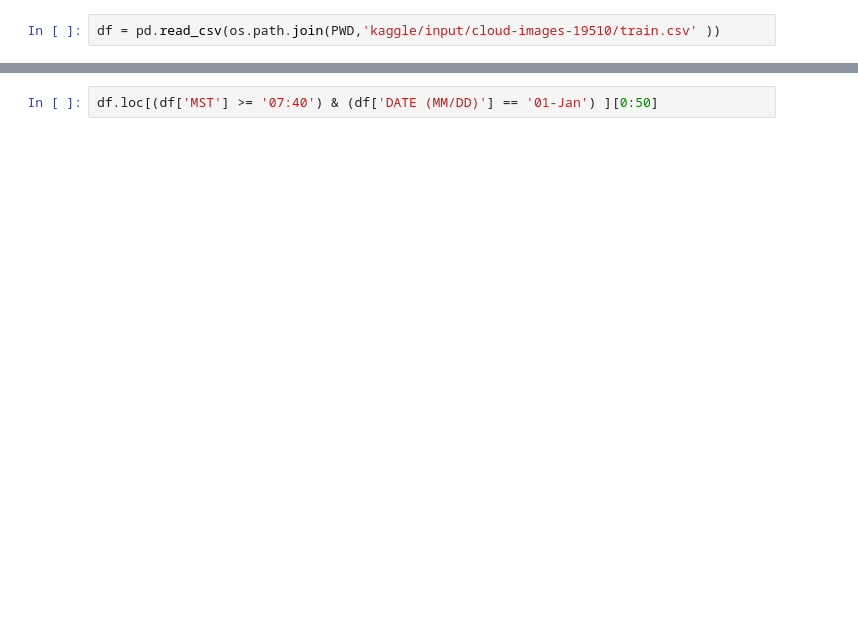
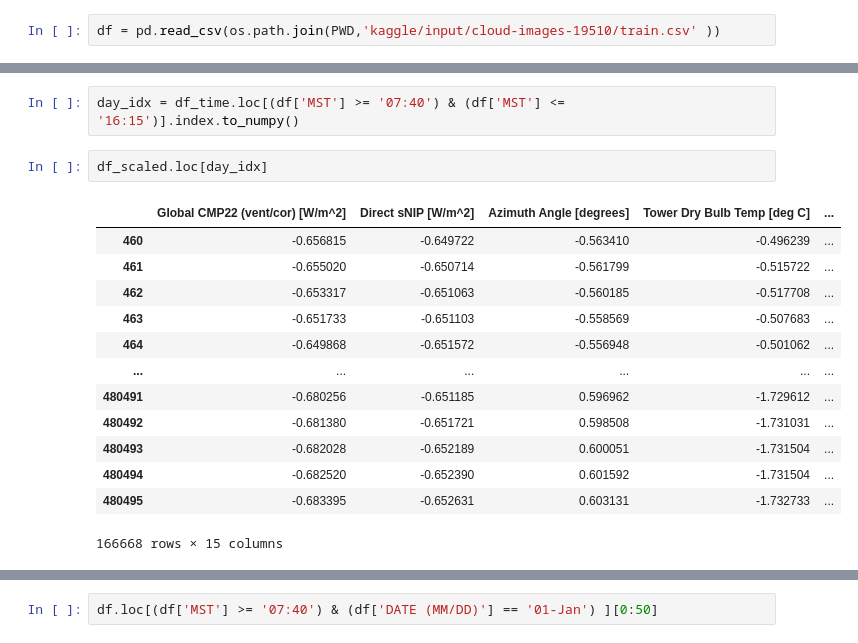
Before and after one commit to lordaarush/Cloud-Cover-Detection, a Jupyter notebook: clouds-movement-prediction.ipynb, the cells around one changed output, grey strips where cells are left out. Drawn from its saved outputs; the diff is of its cells as text; blank space fills up the shorter version.

```diff
--- a/clouds-movement-prediction.ipynb
+++ b/clouds-movement-prediction.ipynb
@@ -382,0 +411,18 @@ Index(['DATE (MM/DD)', 'MST', 'Global CMP22 (vent/cor) [W/m^2]',
+# %%
+day_idx = df_time.loc[(df['MST'] >= '07:40') & (df['MST'] <= '16:15')].index.to_numpy()
+# %%
+df_scaled.loc[day_idx]
+# %% [output]
+|  | Global CMP22 (vent/cor) [W/m^2] | Direct sNIP [W/m^2] | Azimuth Angle [degrees] | Tower Dry Bulb Temp [deg C] | ... |
+| 460 | -0.656815 | -0.649722 | -0.563410 | -0.496239 | ... |
+| 461 | -0.655020 | -0.650714 | -0.561799 | -0.515722 | ... |
+| 462 | -0.653317 | -0.651063 | -0.560185 | -0.517708 | ... |
+| 463 | -0.651733 | -0.651103 | -0.558569 | -0.507683 | ... |
+| 464 | -0.649868 | -0.651572 | -0.556948 | -0.501062 | ... |
+| ... | ... | ... | ... | ... | ... |
+| 480491 | -0.680256 | -0.651185 | 0.596962 | -1.729612 | ... |
+| 480492 | -0.681380 | -0.651721 | 0.598508 | -1.731031 | ... |
+| 480493 | -0.682028 | -0.652189 | 0.600051 | -1.731504 | ... |
+| 480494 | -0.682520 | -0.652390 | 0.601592 | -1.731504 | ... |
+| 480495 | -0.683395 | -0.652631 | 0.603131 | -1.732733 | ... |
+166668 rows × 15 columns
```
Also changed, not shown: parts of 21 cells of this notebook.
